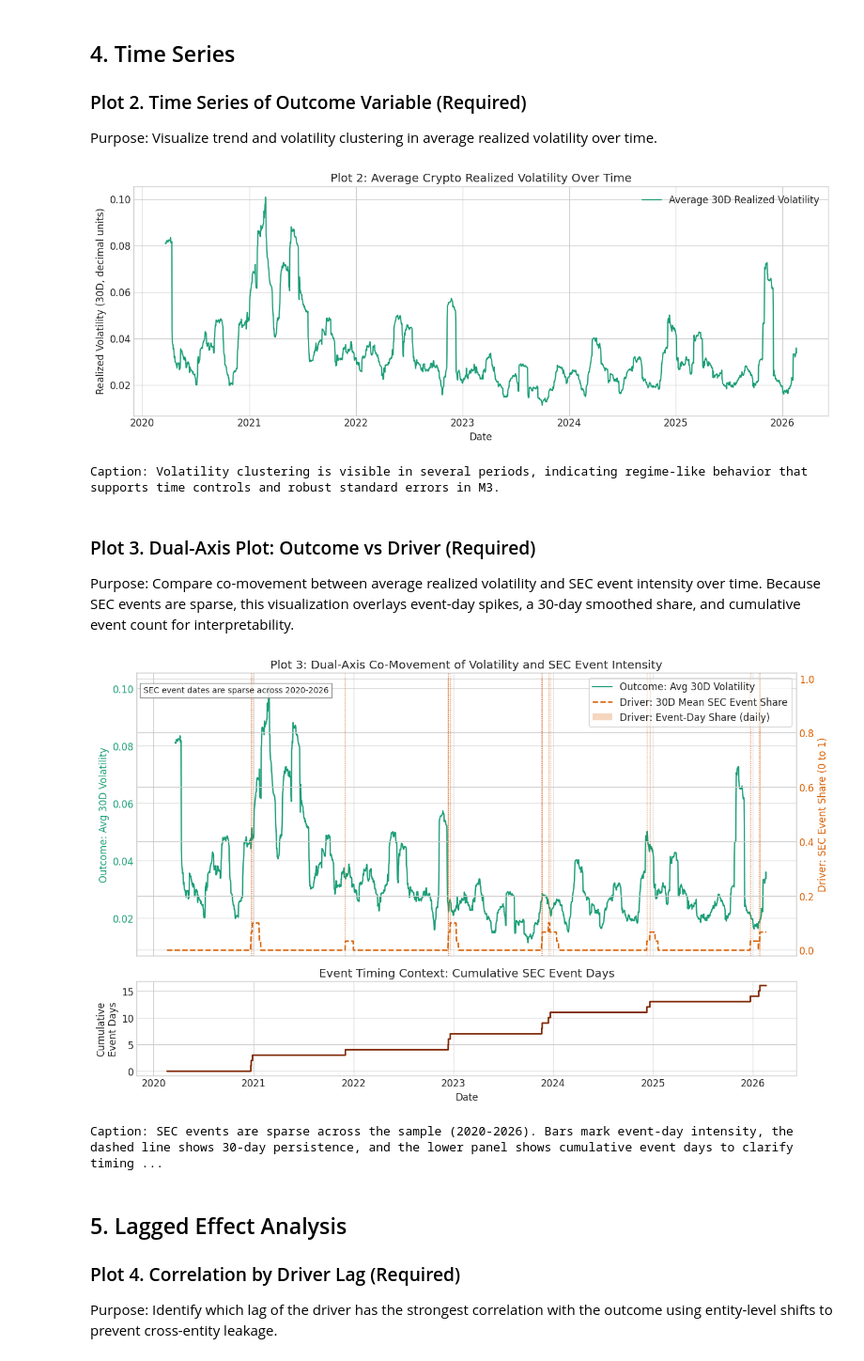
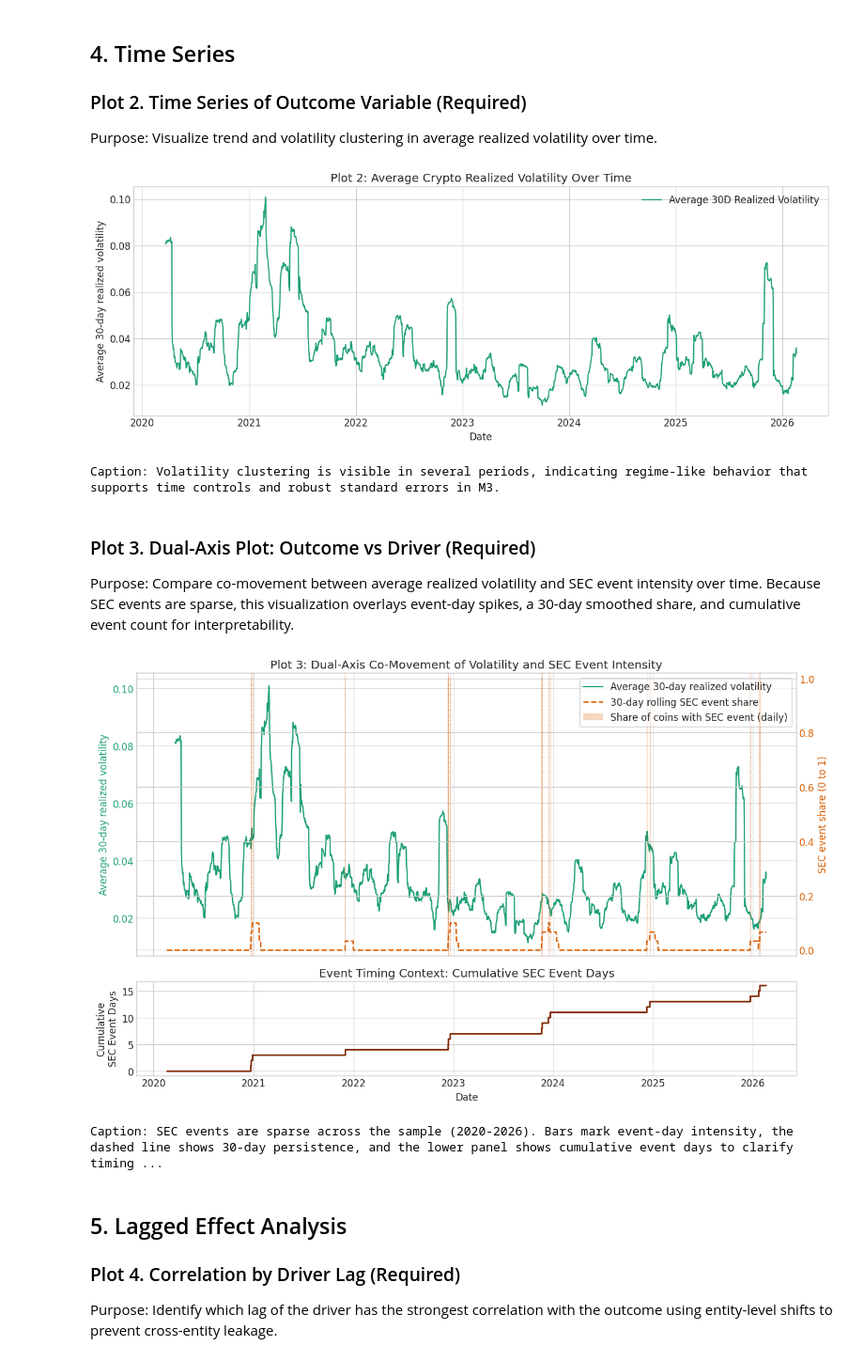
Before and after one commit to Dr-Seagraves/qm2023-capstone-stat-2, a Jupyter notebook: capstone_eda.ipynb, the cells around one changed output. Shown at 94% size. Cells and saved outputs as stored; diff of their text form; code cells hidden in the pictures.

```diff
--- a/capstone_eda.ipynb
+++ b/capstone_eda.ipynb
@@ -165,7 +176,7 @@ fig, ax = plt.subplots(figsize=(13, 5))
 ax.plot(daily['date'], daily['outcome_mean'], color='#1b9e77', linewidth=1.5, label='Average 30D Realized Volatility')
 ax.set_title('Plot 2: Average Crypto Realized Volatility Over Time')
 ax.set_xlabel('Date')
-ax.set_ylabel('Realized Volatility (30D, decimal units)')
+ax.set_ylabel('Average 30-day realized volatility')
 ax.legend(loc='upper right')
 plt.tight_layout()
 plt.savefig(FIGURES_DIR / 'M2_plot2_outcome_time_series.png', dpi=300)
@@ -173,7 +184,7 @@ plt.show()
 
 print('Caption: Volatility clustering is visible in several periods, indicating regime-like behavior that supports time controls and robust standard errors in M3.')
 # %% [output]
-[figure, old version]
+[figure, new version]
 Caption: Volatility clustering is visible in several periods, indicating regime-like behavior that supports time controls and robust standard errors in M3.
 # %% [markdown]
 ### Plot 3. Dual-Axis Plot: Outcome vs Driver (Required)
@@ -186,42 +197,40 @@ daily['cum_event_days'] = daily['event_flag'].cumsum()
 event_dates = daily.loc[daily['event_flag'] == 1, 'date']
 
 fig, (ax1, ax3) = plt.subplots(2, 1, figsize=(13, 8), sharex=True, gridspec_kw={'height_ratios': [3, 1]})
 color_left = '#1b9e77'
 color_right = '#d95f02'
 
-ax1.plot(daily['date'], daily['outcome_mean'], color=color_left, linewidth=1.6, label='Outcome: Avg 30D Volatility')
-ax1.set_ylabel('Outcome: Avg 30D Volatility', color=color_left)
+ax1.plot(daily['date'], daily['outcome_mean'], color=color_left, linewidth=1.6, label='Average 30-day realized volatility')
+ax1.set_ylabel('Average 30-day realized volatility', color=color_left)
 ax1.tick_params(axis='y', labelcolor=color_left)
 
 ax2 = ax1.twinx()
-ax2.bar(daily['date'], daily['driver_share'], width=2, color=color_right, alpha=0.25, label='Driver: Event-Day Share (daily)')
-ax2.plot(daily['date'], daily['driver_share_30d'], color=color_right, linewidth=1.8, linestyle='--', label='Driver: 30D Mean SEC Event Share')
-ax2.set_ylabel('Driver: SEC Event Share (0 to 1)', color=color_right)
+ax2.bar(daily['date'], daily['driver_share'], width=2, color=color_right, alpha=0.25, label='Share of coins with SEC event (daily)')
+ax2.plot(daily['date'], daily['driver_share_30d'], color=color_right, linewidth=1.8, linestyle='--', label='30-day rolling SEC event share')
+ax2.set_ylabel('SEC event share (0 to 1)', color=color_right)
 ax2.set_ylim(-0.02, 1.02)
 ax2.tick_params(axis='y', labelcolor=color_right)
 
 for d in event_dates:
     ax1.axvline(d, color='#cc4c02', linestyle=':', linewidth=1, alpha=0.6)
-
-ax1.text(0.01, 0.93, 'SEC event dates are sparse across 2020-2026', transform=ax1.transAxes, fontsize=10, bbox=dict(facecolor='white', edgecolor='gray', alpha=0.85))
 
 lines1, labels1 = ax1.get_legend_handles_labels()
 lines2, labels2 = ax2.get_legend_handles_labels()
 ax1.legend(lines1 + lines2, labels1 + labels2, loc='upper right', frameon=True)
 ax1.set_title('Plot 3: Dual-Axis Co-Movement of Volatility and SEC Event Intensity')
 
 ax3.step(daily['date'], daily['cum_event_days'], where='post', color='#7f2704', linewidth=2)
-ax3.set_ylabel('Cumulative\nEvent Days')
+ax3.set_ylabel('Cumulative\nSEC Event Days')
 ax3.set_xlabel('Date')
 ax3.set_title('Event Timing Context: Cumulative SEC Event Days')
 
 fig.tight_layout()
 plt.savefig(FIGURES_DIR / 'M2_plot3_dual_axis_outcome_driver.png', dpi=300)
 plt.show()
 
 print('Caption: SEC events are sparse across the sample (2020-2026). Bars mark event-day intensity, the dashed line shows 30-day persistence, and the lower panel shows cumulative event days to clarify timing.')
 # %% [output]
-[figure, old version]
+[figure, new version]
 Caption: SEC events are sparse across the sample (2020-2026). Bars mark event-day intensity, the dashed line shows 30-day persistence, and the lower panel shows cumulative event days to clarify timing ...
 # %% [markdown]
 ## 5. Lagged Effect Analysis
```
Also changed, not shown: parts of 7 cells of this notebook, 14 other files.
